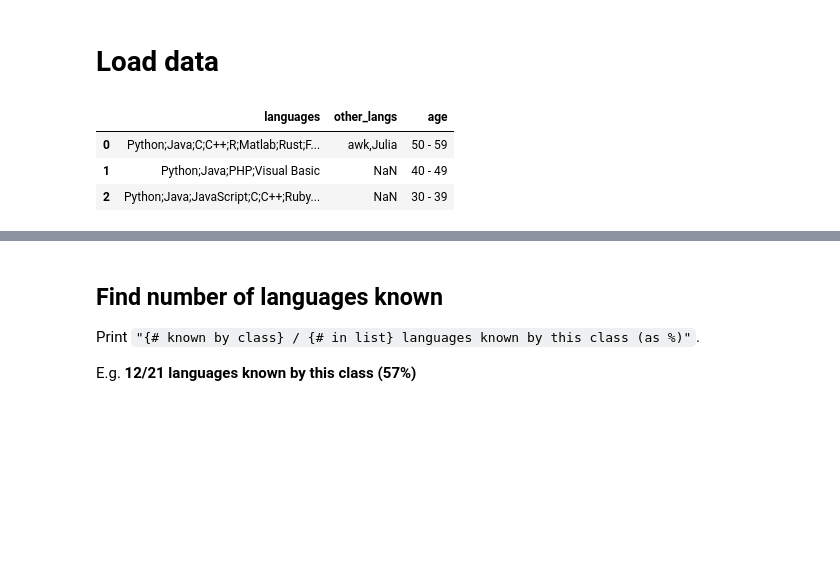
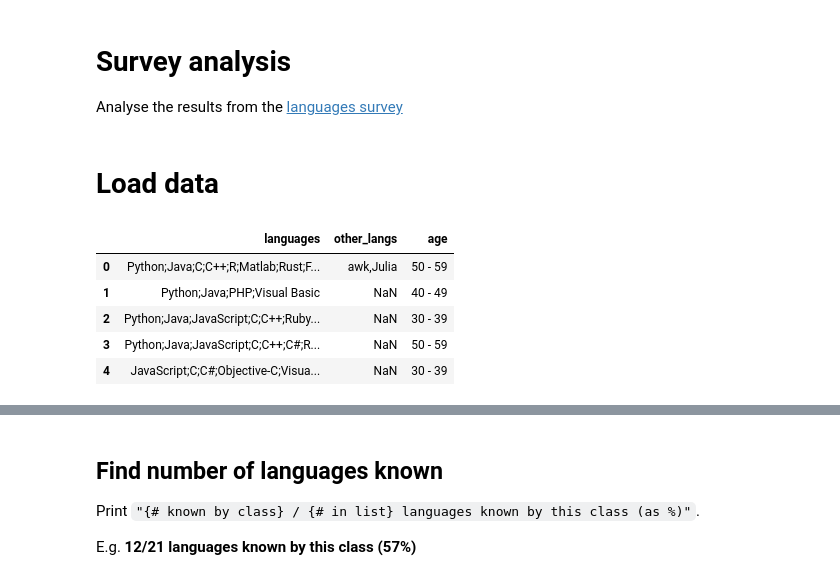
Before and after one commit to ariannedee/python-data-structures, a Jupyter notebook: project/sample_solutions/proj_4_pandas.ipynb, the cells around one changed output, grey strips where cells are left out. Cells and saved outputs as stored; diff of their text form; code cells hidden in the pictures; blank space fills up the shorter version.

Commit message:
Update analysis solutions based on Jan 25, 2023 class

```diff
--- a/project/sample_solutions/proj_4_pandas.ipynb
+++ b/project/sample_solutions/proj_4_pandas.ipynb
@@ -1,3 +1,6 @@
+# %% [markdown]
+# Survey analysis
+Analyse the results from the [languages survey](https://forms.gle/5b3mZRVcgAsoNG1FA)
 # %%
 all_langs = ['Python', 'Java', 'JavaScript', 'TypeScript', 'PHP', 'C', 'C++', 'C#',
              'Ruby', 'R', 'Matlab', 'Go', 'Rust', 'Objective-C', 'Swift',
@@ -7,15 +10,17 @@ all_langs = ['Python', 'Java', 'JavaScript', 'TypeScript', 'PHP', 'C', 'C++', 'C
 # %%
 from pprint import pprint
 import pandas as pd
 
 df = pd.read_csv('../data/Programming language survey.csv', header=0, names=('timestamp', 'languages', 'other_langs', 'age'), usecols=('languages', 'other_langs', 'age'))
 
-df
+df.head()
 # %% [output]
 |  | languages | other_langs | age |
 | 0 | Python;Java;C;C++;R;Matlab;Rust;F... | awk,Julia | 50 - 59 |
 | 1 | Python;Java;PHP;Visual Basic | NaN | 40 - 49 |
 | 2 | Python;Java;JavaScript;C;C++;Ruby... | NaN | 30 - 39 |
+| 3 | Python;Java;JavaScript;C;C++;C#;R... | NaN | 50 - 59 |
+| 4 | JavaScript;C;C#;Objective-C;Visua... | NaN | 30 - 39 |
 # %%
 import re
 
```
Also changed, not shown: parts of 13 cells of this notebook, 7 other files.
